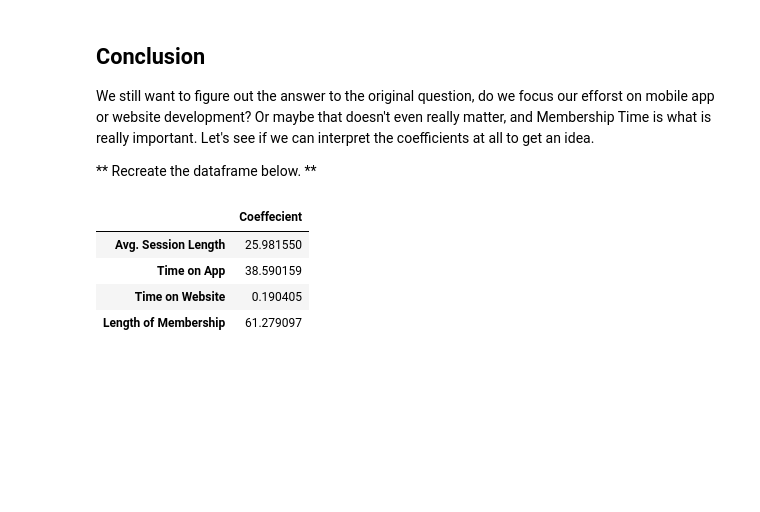
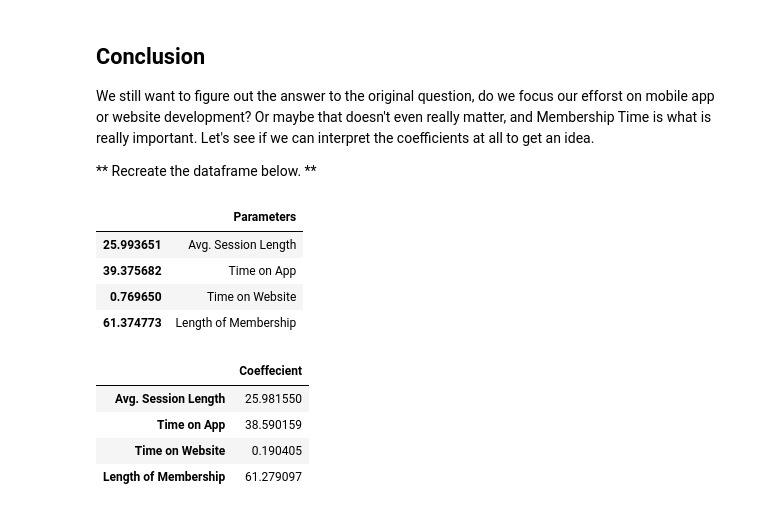
Before and after one commit to Amitra1991/MyDSRepository1, a Jupyter notebook: Refactored_Py_DS_ML_Bootcamp-master/11-Linear-Regression/02-Linear Regression Project.ipynb, the cells around one changed output. Cells and saved outputs as stored; diff of their text form; code cells hidden in the pictures; blank space fills up the shorter version.

```diff
--- a/Refactored_Py_DS_ML_Bootcamp-master/11-Linear-Regression/02-Linear Regression Project.ipynb
+++ b/Refactored_Py_DS_ML_Bootcamp-master/11-Linear-Regression/02-Linear Regression Project.ipynb
@@ -186,2 +188,4 @@ Now that we've explored the data a bit, let's go ahead and split the data into t
+# %%
+x= df1.drop('Yearly Amount Spent',axis = 1).values
 # %% [markdown]
 ** Use model_selection.train_test_split from sklearn to split the data into training and testing sets. Set test_size=0.3 and random_state=101**
@@ -240,6 +279,16 @@ You should have gotten a very good model with a good fit. Let's quickly explore
 We still want to figure out the answer to the original question, do we focus our efforst on mobile app or website development? Or maybe that doesn't even really matter, and Membership Time is what is really important.  Let's see if we can interpret the coefficients at all to get an idea.
 
 ** Recreate the dataframe below. **
+# %%
+cofficients=pd.DataFrame(df1.drop('Yearly Amount Spent',axis = 1).columns,linear.coef_)
+cofficients.columns=['Parameters']
+cofficients
+# %% [output]
+|  | Parameters |
+| 25.993651 | Avg. Session Length |
+| 39.375682 | Time on App |
+| 0.769650 | Time on Website |
+| 61.374773 | Length of Membership |
 # %%
 # %% [output]
 |  | Coeffecient |
```
Also changed, not shown: parts of 16 cells of this notebook.
